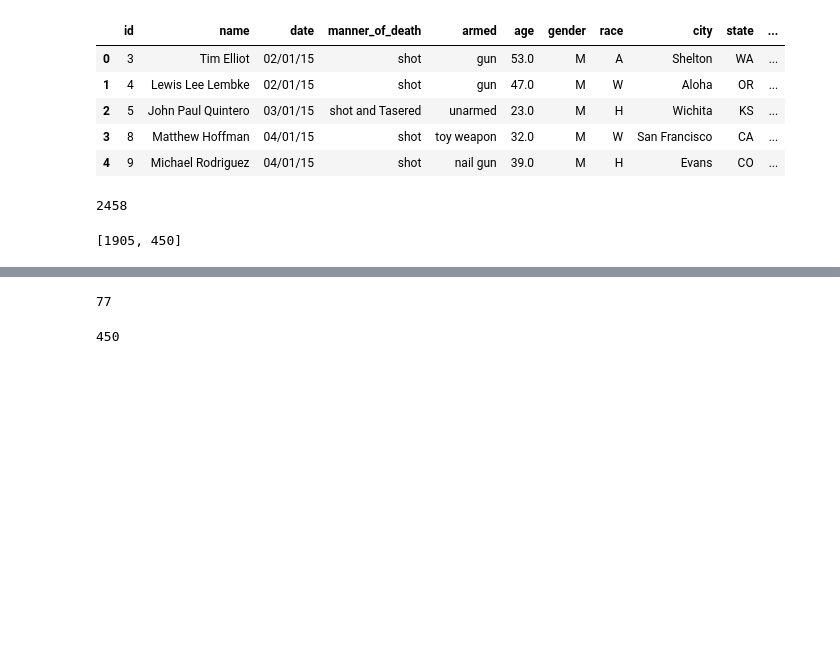
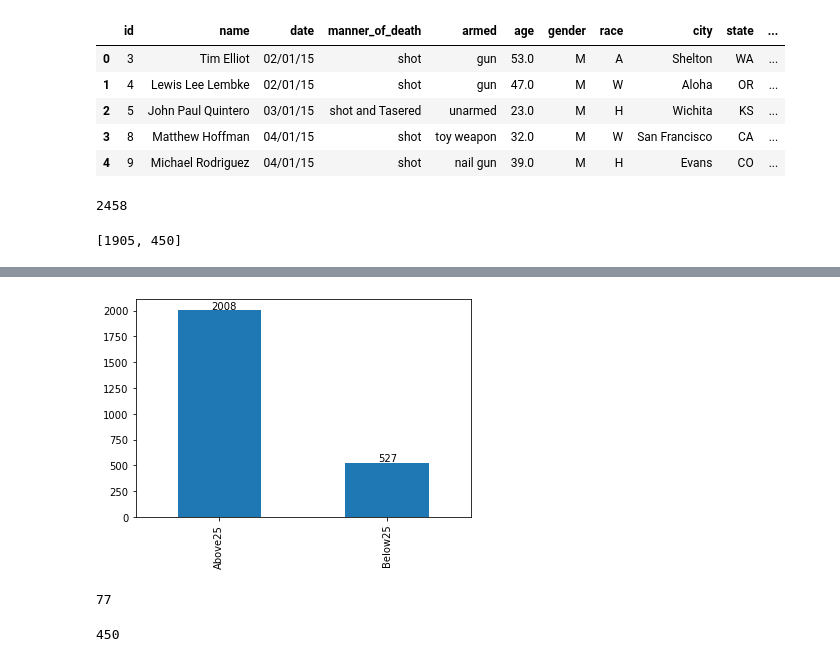
Before and after one commit to yasir5008/DS_-_ITF_Just_Working_Directory, a Jupyter notebook: DS_projects/DS_Assignments/DVwPY_Assignment_1_student.ipynb, the cells around one changed output, grey strips where cells are left out. Cells and saved outputs as stored; diff of their text form; code cells hidden in the pictures; blank space fills up the shorter version.

```diff
--- a/DS_projects/DS_Assignments/DVwPY_Assignment_1_student.ipynb
+++ b/DS_projects/DS_Assignments/DVwPY_Assignment_1_student.ipynb
@@ -143,3 +197,9 @@ age_cat
+# %%
+ax = age_class.plot.bar()
+for p in ax.patches:
+    ax.annotate(round(p.get_height()), (p.get_x()+0.2, p.get_height()+10));
+# %% [output]
+[figure, added]
 # %%
 kill.age.isnull().sum()
 # %% [output]
```
Also changed, not shown: parts of 8 cells of this notebook.
